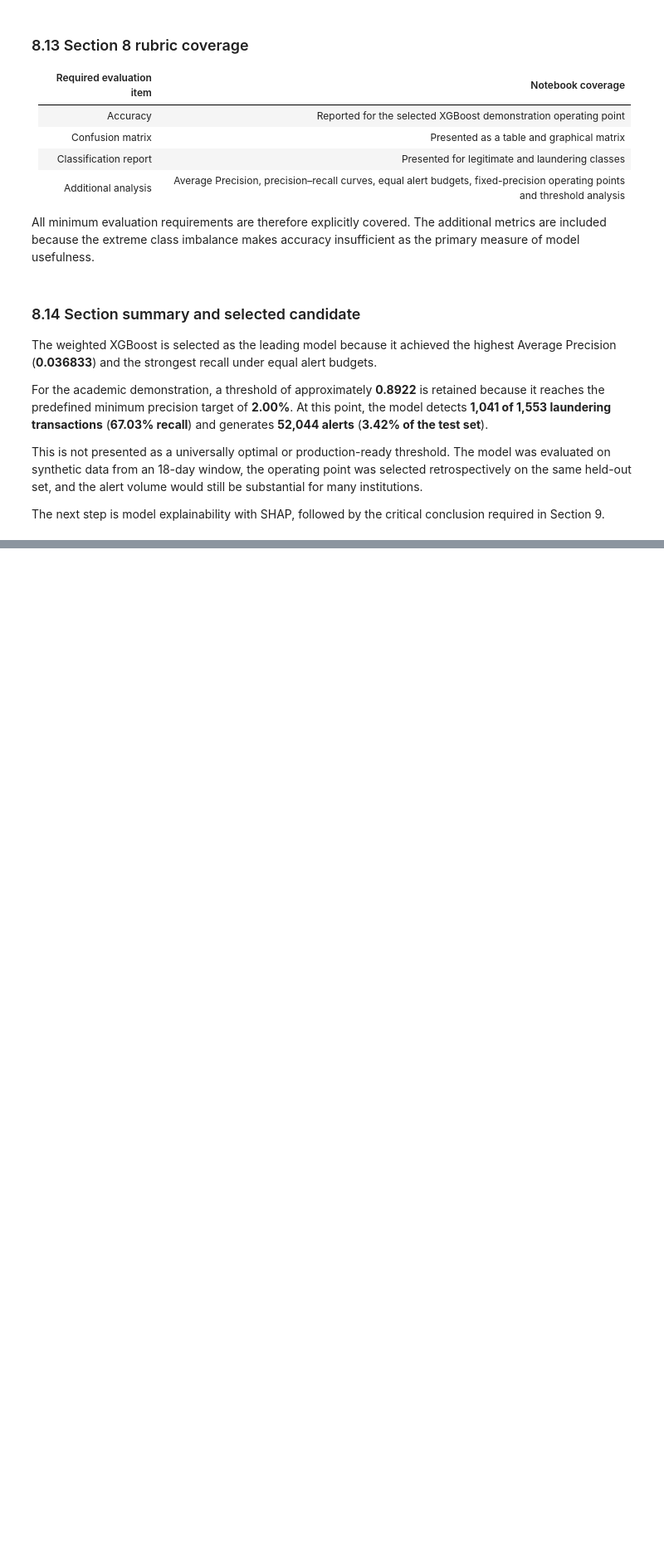
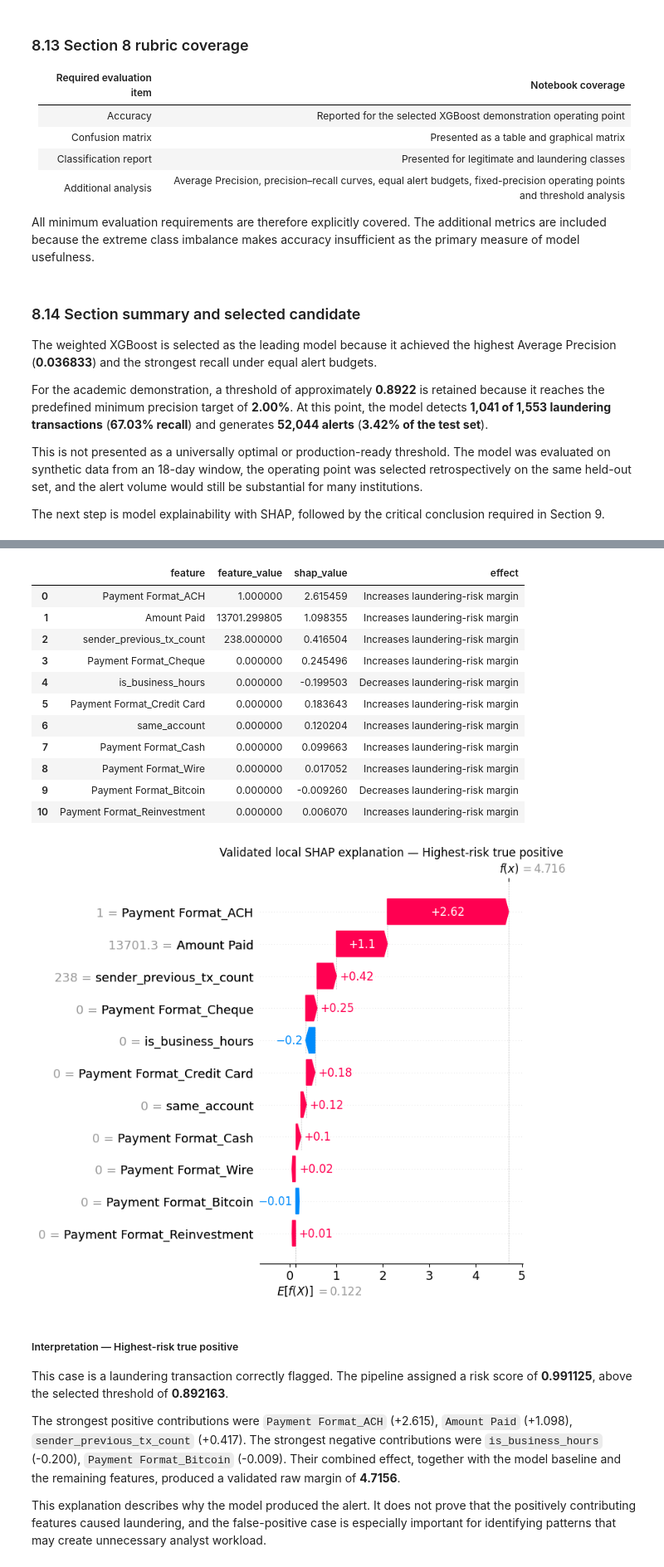
Before and after one commit to caiobernardinelli/amlguard, a Jupyter notebook: notebooks/01_aml_pipeline.ipynb, the cells around one changed output, grey strips where cells are left out. Shown at 83% size. Drawn from its saved outputs; the diff is of its cells as text; code cells hidden in the pictures; blank space fills up the shorter version.

```diff
--- a/notebooks/01_aml_pipeline.ipynb
+++ b/notebooks/01_aml_pipeline.ipynb
@@ -2929,0 +4160,12 @@ This section should be completed only after the SHAP analysis so that model beha
+# %%
+true_positive_local_result = (
+    explain_test_transaction(
+        test_position=(
+            highest_risk_true_positive
+        ),
+        case_label=(
+            "Highest-risk true positive"
+        ),
+    )
+)
+# %% [output]
@@ -2929,0 +4191,29 @@ This section should be completed only after the SHAP analysis so that model beha
+|  | feature | feature_value | shap_value | effect |
+| 0 | Payment Format_ACH | 1.000000 | 2.615459 | Increases laundering-risk margin |
+| 1 | Amount Paid | 13701.299805 | 1.098355 | Increases laundering-risk margin |
+| 2 | sender_previous_tx_count | 238.000000 | 0.416504 | Increases laundering-risk margin |
+| 3 | Payment Format_Cheque | 0.000000 | 0.245496 | Increases laundering-risk margin |
+| 4 | is_business_hours | 0.000000 | -0.199503 | Decreases laundering-risk margin |
+| 5 | Payment Format_Credit Card | 0.000000 | 0.183643 | Increases laundering-risk margin |
+| 6 | same_account | 0.000000 | 0.120204 | Increases laundering-risk margin |
+| 7 | Payment Format_Cash | 0.000000 | 0.099663 | Increases laundering-risk margin |
+| 8 | Payment Format_Wire | 0.000000 | 0.017052 | Increases laundering-risk margin |
+| 9 | Payment Format_Bitcoin | 0.000000 | -0.009260 | Decreases laundering-risk margin |
+| 10 | Payment Format_Reinvestment | 0.000000 | 0.006070 | Increases laundering-risk margin |
+[figure, added]
+
+##### Interpretation — Highest-risk true positive
+
+This case is a laundering transaction correctly flagged. The pipeline assigned a risk score of
+**0.991125**, above the selected threshold of
+**0.892163**.
+
+The strongest positive contributions were `Payment Format_ACH` (+2.615), `Amount Paid` (+1.098), `sender_previous_tx_count` (+0.417). The
+strongest negative contributions were `is_business_hours` (-0.200), `Payment Format_Bitcoin` (-0.009). Their combined
+effect, together with the model baseline and the remaining features,
+produced a validated raw margin of **4.7156**.
+
+This explanation describes why the model produced the alert. It does not
+prove that the positively contributing features caused laundering, and
+the false-positive case is especially important for identifying patterns
+that may create unnecessary analyst workload.
```
Also changed, not shown: parts of 40 cells of this notebook, 6 other files.
